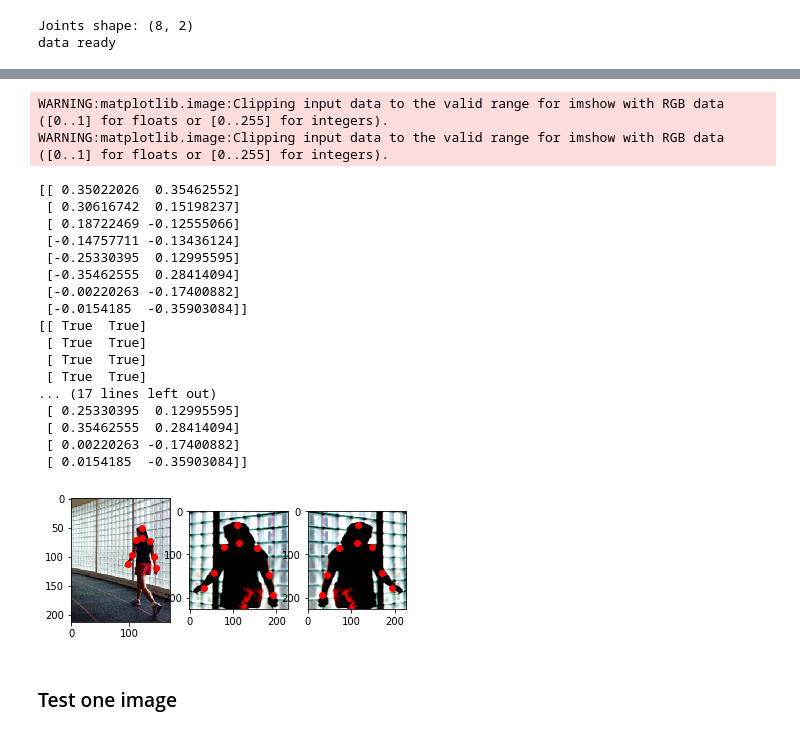
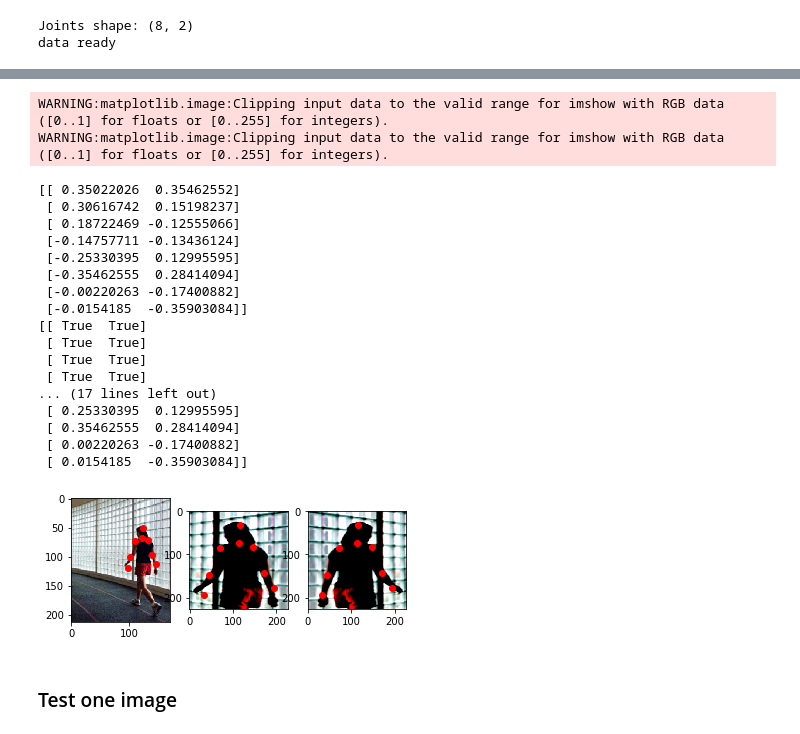
Before and after one commit to ys7yoo/deeppose_tf, a Jupyter notebook: testMET.ipynb, the cells around one changed output, grey strips where cells are left out. Saved outputs shown, nothing was run; the diff lists cells and outputs as text; code cells hidden in the pictures.

Commit message:
fixed bug with valid_joints_flipped (not initialized)

```diff
--- a/testMET.ipynb
+++ b/testMET.ipynb
@@ -151,8 +151,8 @@ import cv2 as cv
 image_flipped=cv.flip(image,1)
 
 # flip coordinates
+valid_joints_flipped = valid_joints
 valid_joints_flipped[:,0] = -valid_joints[:,0]  # flip x coordinate
-valid_joints_flipped[:,1] = valid_joints[:,1]    # keep y coordinate
 
 print(valid_joints)
 print(valid_joints_flipped)
@@ -182,34 +182,34 @@ def plotImageAndJoints(image, valid_joints, bbox=None):
 plt.clf
 plt.subplot(131)
 plotImageAndJoints(img, valid_joints, bbox)
 
 
 plt.subplot(132)
 plotImageAndJoints(image, valid_joints)
 
 plt.subplot(133)
 plotImageAndJoints(image_flipped, valid_joints_flipped)
 # %% [output]
 WARNING:matplotlib.image:Clipping input data to the valid range for imshow with RGB data ([0..1] for floats or [0..255] for integers).
 WARNING:matplotlib.image:Clipping input data to the valid range for imshow with RGB data ([0..1] for floats or [0..255] for integers).
 [[ 0.35022026  0.35462552]
  [ 0.30616742  0.15198237]
  [ 0.18722469 -0.12555066]
  [-0.14757711 -0.13436124]
  [-0.25330395  0.12995595]
  [-0.35462555  0.28414094]
  [-0.00220263 -0.17400882]
  [-0.0154185  -0.35903084]]
 [[ True  True]
  [ True  True]
  [ True  True]
  [ True  True]
 ... (17 lines left out)
  [ 0.25330395  0.12995595]
  [ 0.35462555  0.28414094]
  [ 0.00220263 -0.17400882]
  [ 0.0154185  -0.35903084]]
-[figure, old version]
+[figure, new version]
 # %%
 # load creat regressionnet and load weight from snapshot
 
```
